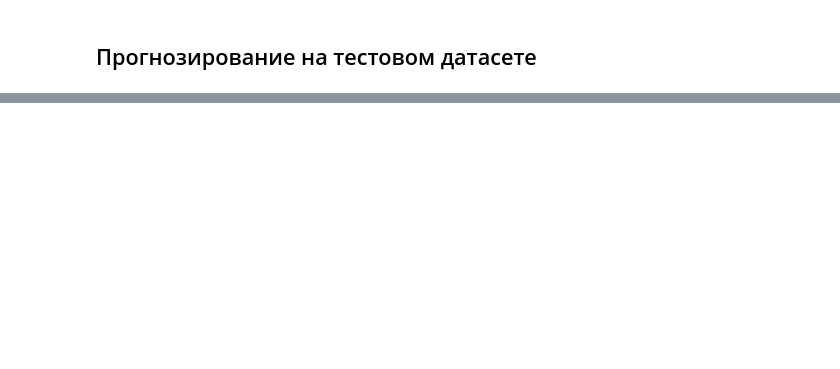
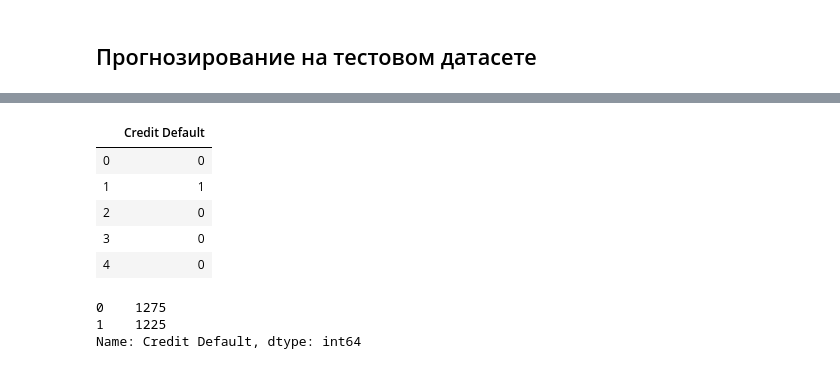
Before and after one commit to LevNic/DataScience2, a Jupyter notebook: SSolovev_solution.ipynb, the cells around one changed output, grey strips where cells are left out. Drawn from its saved outputs; the diff is of its cells as text; code cells hidden in the pictures; blank space fills up the shorter version.

```diff
--- a/SSolovev_solution.ipynb
+++ b/SSolovev_solution.ipynb
@@ -1149,0 +1170,7 @@ Wall time: 2.73 s
+# %%
+%%time
+
+X_test = df_test
+
+y_pred = final_model.predict(X_test)
+y_pred = pd.DataFrame(y_pred, columns=['Credit Default'])
@@ -1149,0 +1180,15 @@ Wall time: 2.73 s
+# %%
+y_pred.head()
+# %% [output]
+|  | Credit Default |
+| 0 | 0 |
+| 1 | 1 |
+| 2 | 0 |
+| 3 | 0 |
+| 4 | 0 |
+# %%
+y_pred['Credit Default'].value_counts()
+# %% [output]
+0    1275
+1    1225
+Name: Credit Default, dtype: int64
```
Also changed, not shown: parts of 95 cells of this notebook, 12 other files.
